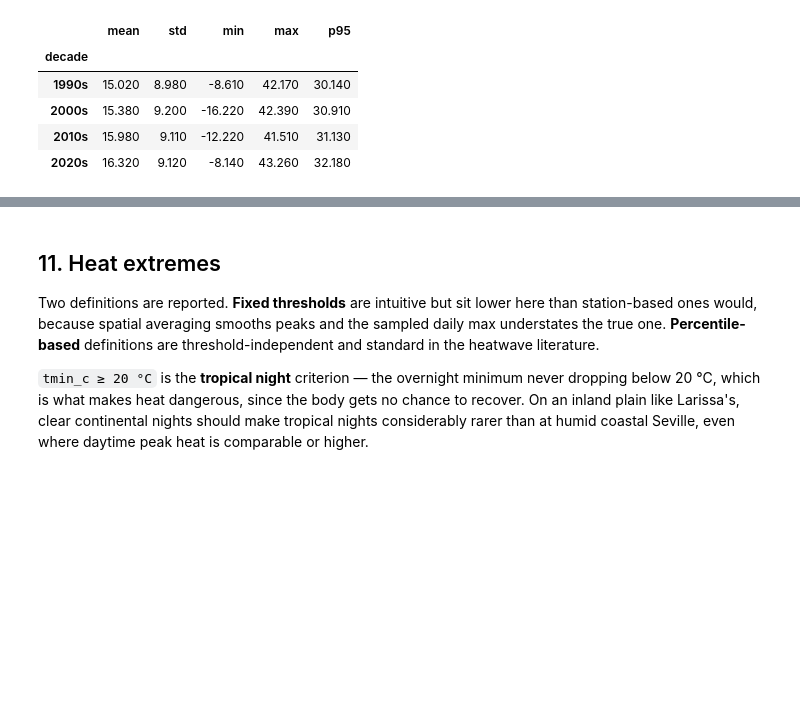
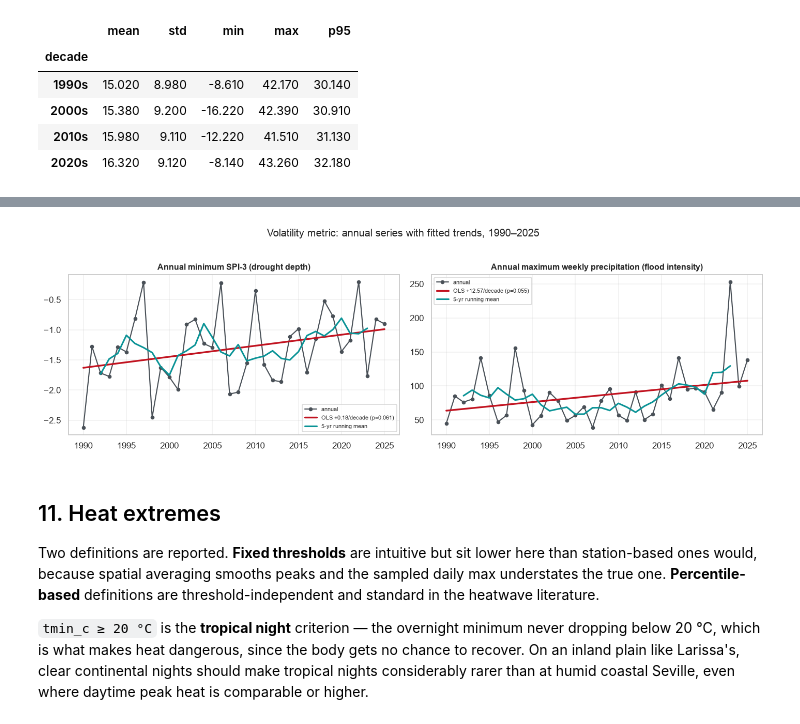
Before and after one commit to kazaraba/SECS_capstone_project, a Jupyter notebook: larissa_era5_eda.ipynb, the cells around one changed output, grey strips where cells are left out. Drawn from its saved outputs; the diff is of its cells as text; code cells hidden in the pictures; blank space fills up the shorter version.

```diff
--- a/larissa_era5_eda.ipynb
+++ b/larissa_era5_eda.ipynb
@@ -1169,3 +1248,21 @@ Note: the '2020s' group holds 6 years so far, not a full decade — read it with
+# %%
+fig, axes = plt.subplots(1, 2, figsize=(13, 4))
+for ax, (v, ttl) in zip(axes, [
+        ("min_spi3", "Annual minimum SPI-3 (drought depth)"),
+        ("max_week_precip_mm", "Annual maximum weekly precipitation (flood intensity)")]):
+    y = volatility[v]
+    ax.plot(y.index, y.values, "o-", color="#495057", lw=1.4, ms=4, label="annual")
+    lr = stats.linregress(y.index.astype(float), y.values)
+    ax.plot(y.index, lr.intercept + lr.slope * y.index, "-", color="#c1121f", lw=2.2,
+            label=f"OLS {lr.slope*10:+.2f}/decade (p={lr.pvalue:.3f})")
+    ax.plot(y.index, y.rolling(5, center=True).mean(), "-", color="#0a9396", lw=2,
+            label="5-yr running mean")
+    ax.set_title(ttl, fontsize=10.5)
+    ax.legend(fontsize=7.5)
+fig.suptitle("Volatility metric: annual series with fitted trends, 1990–2025", y=1.02, fontsize=13)
+plt.show()
+# %% [output]
+[figure, added]
 # %% [markdown]
 ## 11. Heat extremes
 
```
Also changed, not shown: parts of 8 cells of this notebook, 6 other files.
